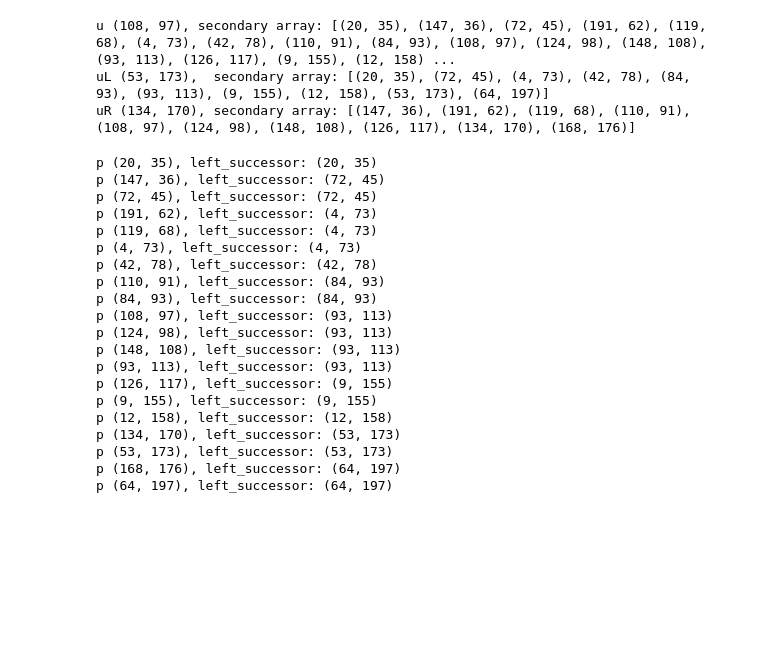
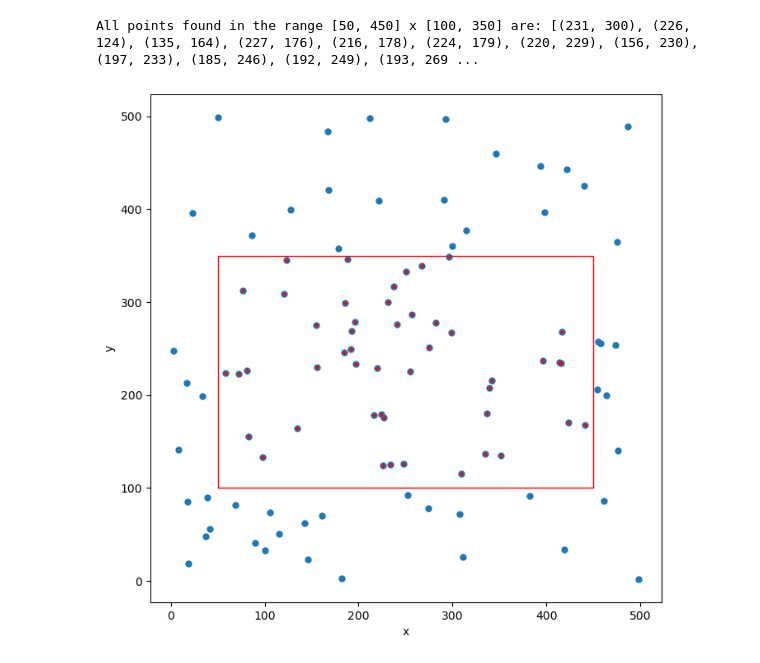
Before and after one commit to tsultan16/Classic_Algorithms, a Jupyter notebook: Range_Tree/fractional_cascading.ipynb, the cells around one changed output. Saved outputs shown, nothing was run; the diff lists cells and outputs as text; code cells hidden in the pictures; blank space fills up the shorter version.

Commit message:
implemented 2d range query with fractional cascading

```diff
--- a/Range_Tree/fractional_cascading.ipynb
+++ b/Range_Tree/fractional_cascading.ipynb
@@ -383,11 +406,19 @@ class range2d:
 random.seed(10)
 
 # draw random integers between 0 and 100 without replacement
-N = 20
-Px = random.sample(range(1,200), N)
-Py = random.sample(range(1,200), N)
+N = 100
+Px = random.sample(range(1,500), N)
+Py = random.sample(range(1,500), N)
 P = list(zip(Px, Py))
 tree = range2d(P)
 
-visualize_tree(tree.get_root)
+#display(visualize_tree(tree.get_root))
+
+# set the 2D range query
+Q = [(50, 450), (100, 350)]
+
+# report all points in the 2D range Q
+points = tree.report_range_2d(Q)
+
+plot_points(P, Q, points)
 # %% [output]
@@ -395,39 +425,2 @@ visualize_tree(tree.get_root)
+All points found in the range [50, 450] x [100, 350] are: [(231, 300), (226, 124), (135, 164), (227, 176), (216, 178), (224, 179), (220, 229), (156, 230), (197, 233), (185, 246), (192, 249), (193, 269 ...
+[figure, added]
-# %%
-u = tree.get_root
-uL = u.left
-uR = u.right
-
-uLL = uL.left
-
-print(f"u {u.data}, secondary array: {[p.data for p in u.secondary_array]}")
-print(f"uL {uL.data},  secondary array: {[p.data for p in uL.secondary_array]}")
-print(f"uR {uR.data}, secondary array: {[p.data for p in uR.secondary_array]}")
-#print(f"uLL {uLL.data}, secondary array: {[p.data for p in uLL.secondary_array]}")
-# %% [output]
-u (108, 97), secondary array: [(20, 35), (147, 36), (72, 45), (191, 62), (119, 68), (4, 73), (42, 78), (110, 91), (84, 93), (108, 97), (124, 98), (148, 108), (93, 113), (126, 117), (9, 155), (12, 158) ...
-uL (53, 173),  secondary array: [(20, 35), (72, 45), (4, 73), (42, 78), (84, 93), (93, 113), (9, 155), (12, 158), (53, 173), (64, 197)]
-uR (134, 170), secondary array: [(147, 36), (191, 62), (119, 68), (110, 91), (108, 97), (124, 98), (148, 108), (126, 117), (134, 170), (168, 176)]
-# %%
-for p in u.secondary_array:
-    print(f"p {p.data}, left_successor: {p.left_successor.data if p.left_successor is not None else None}")
-# %% [output]
-p (20, 35), left_successor: (20, 35)
-p (147, 36), left_successor: (72, 45)
-p (72, 45), left_successor: (72, 45)
-p (191, 62), left_successor: (4, 73)
-p (119, 68), left_successor: (4, 73)
-p (4, 73), left_successor: (4, 73)
-p (42, 78), left_successor: (42, 78)
-p (110, 91), left_successor: (84, 93)
-p (84, 93), left_successor: (84, 93)
-p (108, 97), left_successor: (93, 113)
-p (124, 98), left_successor: (93, 113)
-p (148, 108), left_successor: (93, 113)
-p (93, 113), left_successor: (93, 113)
-p (126, 117), left_successor: (9, 155)
-p (9, 155), left_successor: (9, 155)
-p (12, 158), left_successor: (12, 158)
-p (134, 170), left_successor: (53, 173)
-p (53, 173), left_successor: (53, 173)
-p (168, 176), left_successor: (64, 197)
-p (64, 197), left_successor: (64, 197)
```
Also changed, not shown: parts of 4 cells of this notebook.
